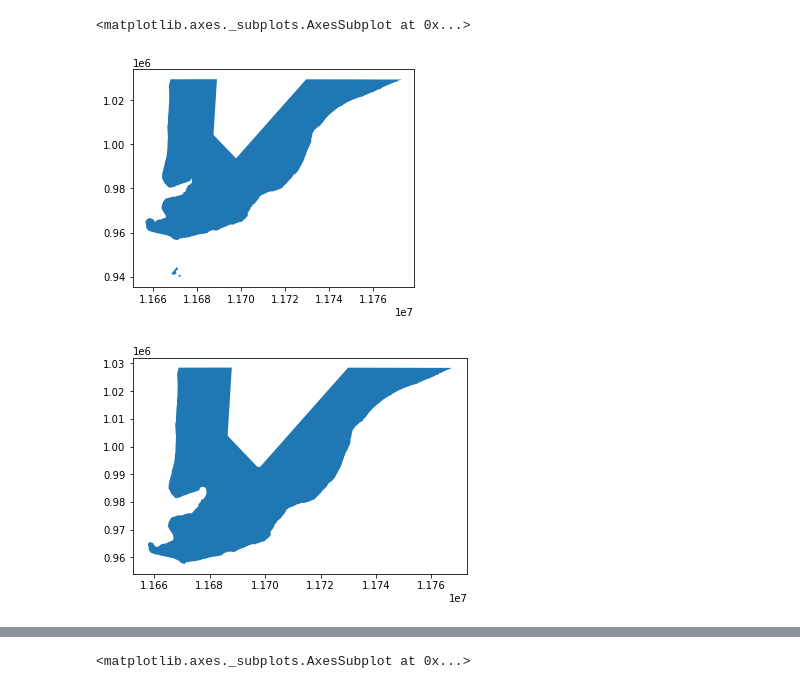
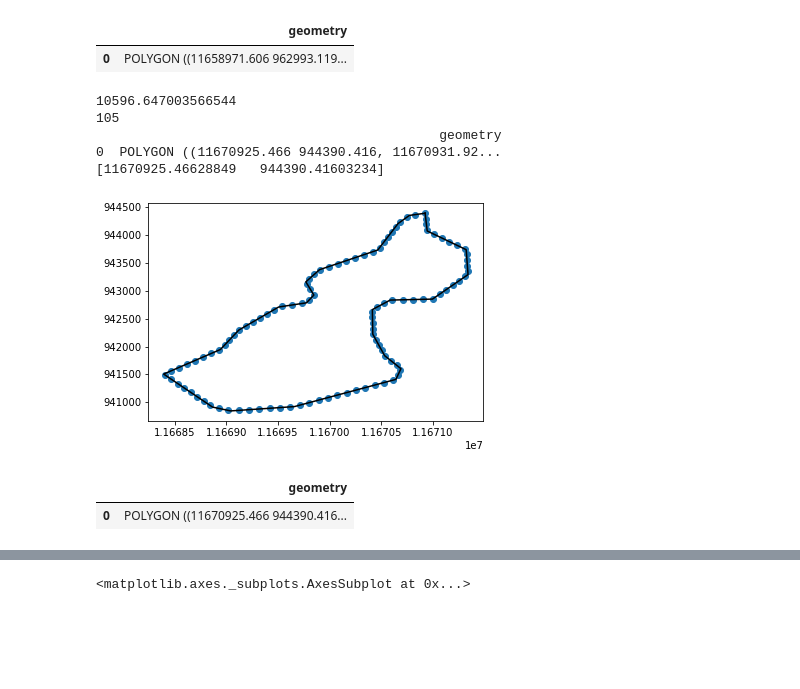
Before and after one commit to ronjalappe/VN_coastline_dynamics, a Jupyter notebook: test2.ipynb, the cells around one changed output, grey strips where cells are left out. Cells and saved outputs as stored; diff of their text form; code cells hidden in the pictures; blank space fills up the shorter version.

Commit message:
transects update

```diff
--- a/test2.ipynb
+++ b/test2.ipynb
@@ -31,9 +32,9 @@ box = box.to_crs("EPSG:3857")
 VN_land = gpd.read_file(os.path.join(data_dir,"country_bounds.geojson"))
 VN_land = VN_land.to_crs("EPSG:3857")
 VN_land_clip = gpd.clip(VN_land,box)
-VN_land_clip.plot()
-VN_land_clip.buffer(-1000).plot()
+VN_land_clip = VN_land_clip.buffer(-2000)
+#VN_land_clip.to_file(os.path.join(data_dir,"country_bounds_clip_buffer"),driver="GeoJSON")
+gpd.GeoDataFrame(geometry=VN_land_clip,crs=box.crs)
 # %% [output]
-<matplotlib.axes._subplots.AxesSubplot at 0x...>
-[figure, removed]
-[figure, removed]
+|  | geometry |
+| 0 | POLYGON ((11658971.606 962993.119... |
@@ -42,0 +41,40 @@ type(raster)
+# %%
+a = VN_land.explode().reset_index(drop=True)
+d = 100
+for index, row in a.iterrows():
+    b = row.geometry
+    if b.length > d*4:
+        P.figure()
+        P.plot(*b.exterior.xy,"-k")
+        print(b.length)
+        k = int(b.length/d)
+        print(k)
+        i = np.transpose([b.exterior.interpolate(t).xy for t in np.linspace(0,b.length,k,False)])[0]
+        P.scatter(*i)
+        x = i[0]
+        y = i[1]
+        interp = np.array([[x, y] for x, y in zip(x, y)])
+        new_poly = shp.geometry.asPolygon(interp)
+        gdf = gpd.GeoDataFrame(geometry=gpd.GeoSeries([new_poly]),crs=VN_land.crs)
+        print(gdf)
+        transects = []
+        for index, point in enumerate(interp):
+            print(point)
+            break
+            if index+1 < len(new_points):
+                a = new_points[index]
+                b = new_points[index+1]
+                ab = shp.geometry.LineString([a,b])
+        break
+# %% [output]
+10596.647003566544
+105
+                                            geometry
+0  POLYGON ((11670925.466 944390.416, 11670931.92...
+[11670925.46628849   944390.41603234]
+[figure, added]
+# %%
+gdf
+# %% [output]
+|  | geometry |
+| 0 | POLYGON ((11670925.466 944390.416... |
```
Also changed, not shown: parts of 6 cells of this notebook, 4 other files.
